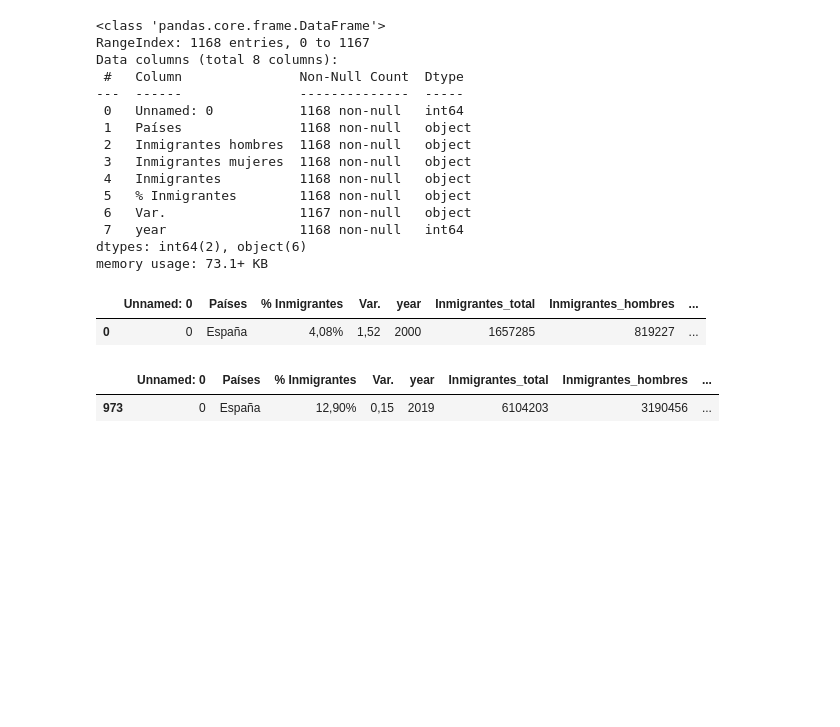
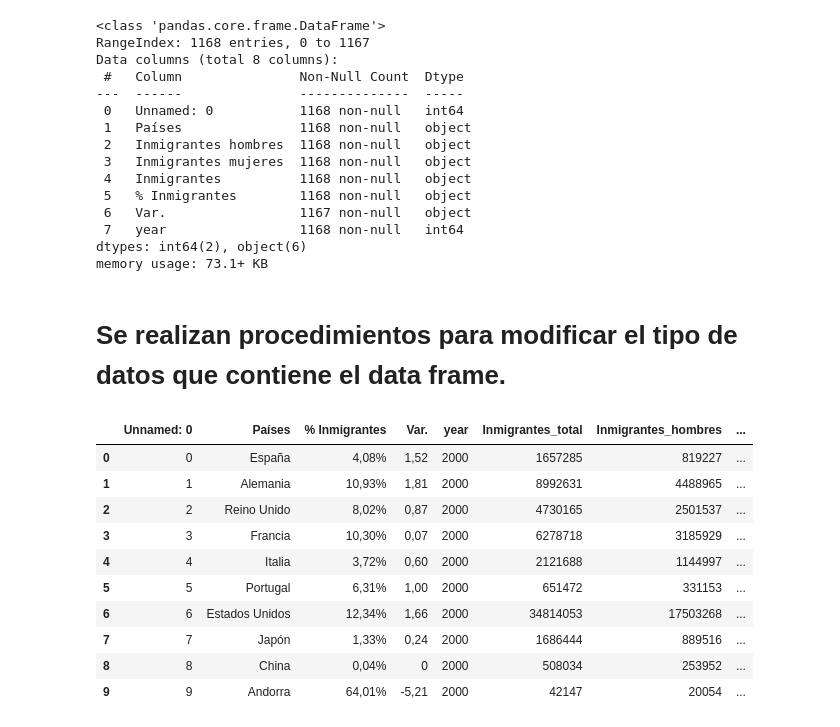
Before and after one commit to ispc-programador2022/TSSSM5, a Jupyter notebook: Scraping/Informe.ipynb, the cells around one changed output. Saved outputs shown, nothing was run; the diff lists cells and outputs as text; code cells hidden in the pictures; blank space fills up the shorter version.

```diff
--- a/Scraping/Informe.ipynb
+++ b/Scraping/Informe.ipynb
@@ -63,6 +46,8 @@ Data columns (total 8 columns):
  7   year                 1168 non-null   int64
 dtypes: int64(2), object(6)
 memory usage: 73.1+ KB
+# %% [markdown]
+# Se realizan procedimientos para modificar el tipo de datos que contiene el data frame.
 # %%
 Inmigrants_total = []
 for h in range(len(df_complete["Inmigrantes"])):
@@ -85,11 +71,15 @@ df_complete = df_complete.drop(['Inmigrantes hombres','Inmigrantes mujeres', 'In
-# %%
-df_complete.head(1)
-# %% [output]
-|  | Unnamed: 0 | Países | % Inmigrantes | Var. | year | Inmigrantes_total | Inmigrantes_hombres | ... |
-| 0 | 0 | España | 4,08% | 1,52 | 2000 | 1657285 | 819227 | ... |
-# %%
-df_2019 = df_complete[df_complete['year'] == 2019]
-df_2019.head(1)
-# %% [output]
-|  | Unnamed: 0 | Países | % Inmigrantes | Var. | year | Inmigrantes_total | Inmigrantes_hombres | ... |
-| 973 | 0 | España | 12,90% | 0,15 | 2019 | 6104203 | 3190456 | ... |
+# %%
+## Mostramos la estructura de la tabla
+df_complete.head(10)
+# %% [output]
+|  | Unnamed: 0 | Países | % Inmigrantes | Var. | year | Inmigrantes_total | Inmigrantes_hombres | ... |
+| 0 | 0 | España | 4,08% | 1,52 | 2000 | 1657285 | 819227 | ... |
+| 1 | 1 | Alemania | 10,93% | 1,81 | 2000 | 8992631 | 4488965 | ... |
+| 2 | 2 | Reino Unido | 8,02% | 0,87 | 2000 | 4730165 | 2501537 | ... |
+| 3 | 3 | Francia | 10,30% | 0,07 | 2000 | 6278718 | 3185929 | ... |
+| 4 | 4 | Italia | 3,72% | 0,60 | 2000 | 2121688 | 1144997 | ... |
+| 5 | 5 | Portugal | 6,31% | 1,00 | 2000 | 651472 | 331153 | ... |
+| 6 | 6 | Estados Unidos | 12,34% | 1,66 | 2000 | 34814053 | 17503268 | ... |
+| 7 | 7 | Japón | 1,33% | 0,24 | 2000 | 1686444 | 889516 | ... |
+| 8 | 8 | China | 0,04% | 0 | 2000 | 508034 | 253952 | ... |
+| 9 | 9 | Andorra | 64,01% | -5,21 | 2000 | 42147 | 20054 | ... |
```
Also changed, not shown: parts of 10 cells of this notebook.
